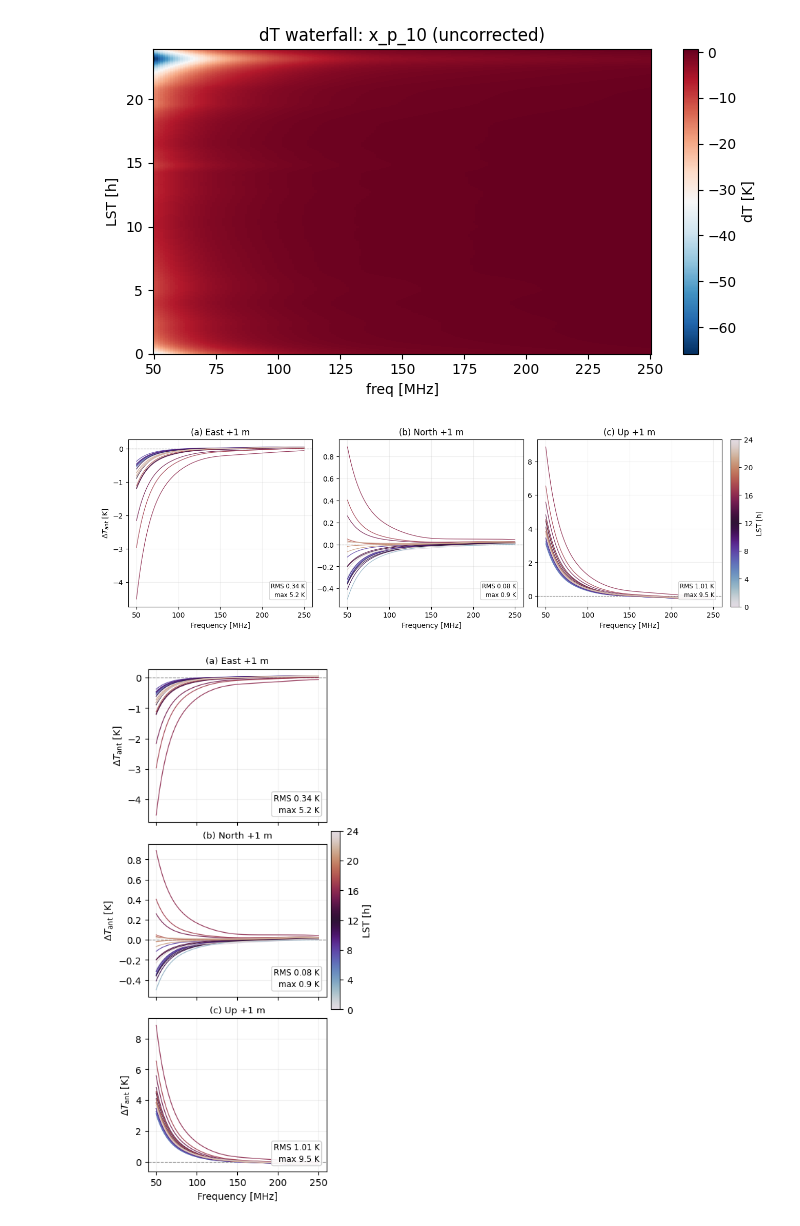
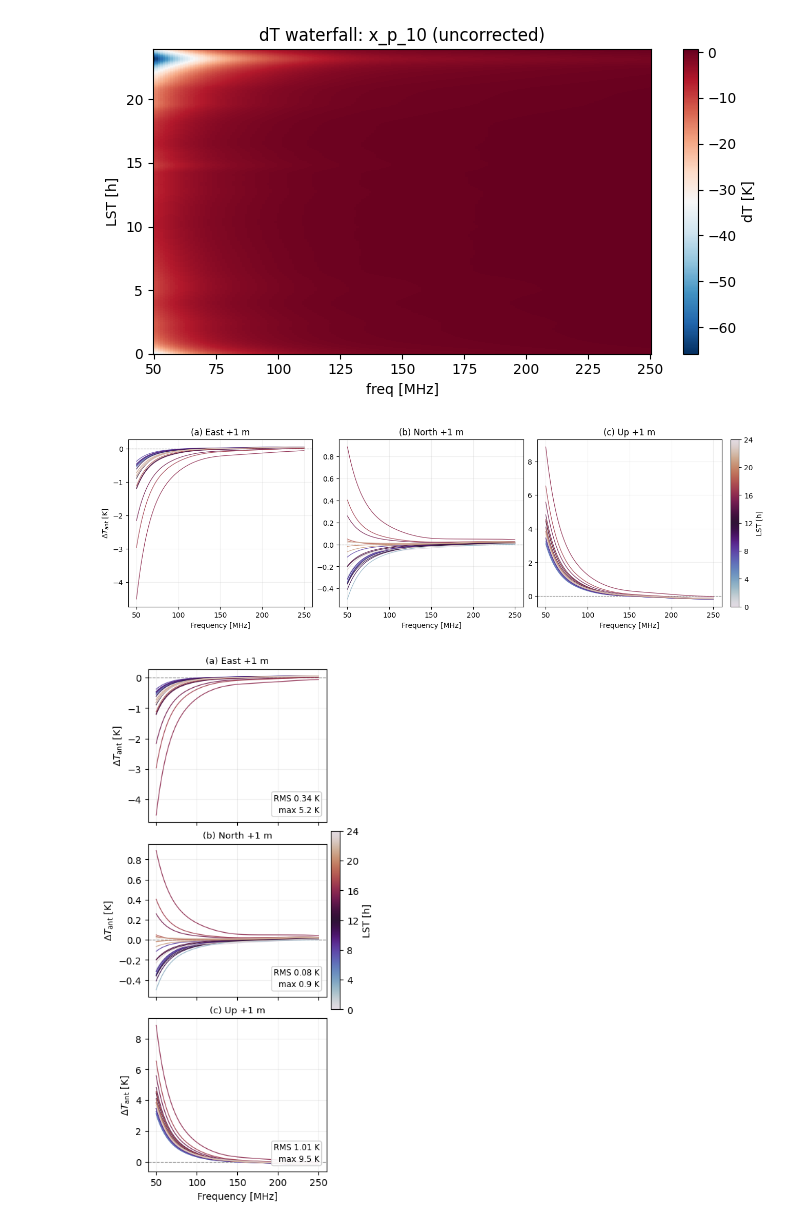
Before and after one commit to christianhbye/eigsep_mock_analysis, a Jupyter notebook: horizon_position/notebooks/horizon_position.ipynb, the cells around one changed output. Saved outputs shown, nothing was run; the diff lists cells and outputs as text; code cells hidden in the pictures.

```diff
--- a/horizon_position/notebooks/horizon_position.ipynb
+++ b/horizon_position/notebooks/horizon_position.ipynb
@@ -104,39 +104,40 @@ idx = [int(np.argmin(np.abs((lst - h + 12) % 24 - 12))) for h in range(24)]
 dirs = [("x_p_1", "(a) East +1 m"),
         ("y_p_1", "(b) North +1 m"),
         ("z_p_1", "(c) Up +1 m")]
 CMAP = "twilight"; norm = Normalize(0, 24)
 
 
-def _spectra(ax, tag):
+def _spectra(ax, tag, annotate=True):
     i = names.index(tag)
     for ti in idx:
         ax.plot(freqs, dT[i, ti], color=plt.get_cmap(CMAP)(norm(lst[ti])),
                 lw=0.9, alpha=0.9)
     ax.axhline(0, color="0.5", lw=0.8, ls="--", zorder=0); ax.grid(alpha=0.2)
-    ax.text(0.96, 0.05, f"RMS {st['rms'][i]:.2f} K\nmax {st['max'][i]:.1f} K",
-            transform=ax.transAxes, ha="right", va="bottom", fontsize=8.5,
-            linespacing=1.4,
-            bbox=dict(boxstyle="round,pad=0.25", fc="white", ec="0.8", alpha=0.9))
+    if annotate:
+        ax.text(0.96, 0.05, f"RMS {st['rms'][i]:.2f} K\nmax {st['max'][i]:.1f} K",
+                transform=ax.transAxes, ha="right", va="bottom", fontsize=8.5,
+                linespacing=1.4,
+                bbox=dict(boxstyle="round,pad=0.25", fc="white", ec="0.8", alpha=0.9))
 
 
 sm = ScalarMappable(norm=norm, cmap=CMAP)
 
 fig, axes = plt.subplots(1, 3, figsize=(13, 4.0), layout="constrained")
 for ax, (tag, title) in zip(axes, dirs):
-    _spectra(ax, tag); ax.set_title(title); ax.set_xlabel("Frequency [MHz]")
+    _spectra(ax, tag, annotate=False); ax.set_title(title); ax.set_xlabel("Frequency [MHz]")
 axes[0].set_ylabel(r"$\Delta T_\mathrm{ant}$ [K]")
 cb = fig.colorbar(sm, ax=axes, pad=0.015, fraction=0.04); cb.set_label("LST [h]")
 cb.set_ticks(np.arange(0, 25, 4))
-fig.savefig("fig_misunderstood_horizon.pdf"); fig.show()
+fig.savefig("horizon_shift.pdf"); fig.show()
 
 fig, axes = plt.subplots(3, 1, figsize=(4.0, 8.0), sharex=True, layout="constrained")
 for ax, (tag, title) in zip(axes, dirs):
     _spectra(ax, tag); ax.set_title(title, fontsize=9.5)
     ax.set_ylabel(r"$\Delta T_\mathrm{ant}$ [K]")
 axes[-1].set_xlabel("Frequency [MHz]")
 cb = fig.colorbar(sm, ax=axes, pad=0.02, fraction=0.05); cb.set_label("LST [h]")
 cb.set_ticks(np.arange(0, 25, 4))
 fig.savefig("fig_misunderstood_horizon_1col.pdf"); fig.show()
 # %% [output]
-[figure, old version]
+[figure, new version]
 [figure]
```
Also changed, not shown: 4 other files.
